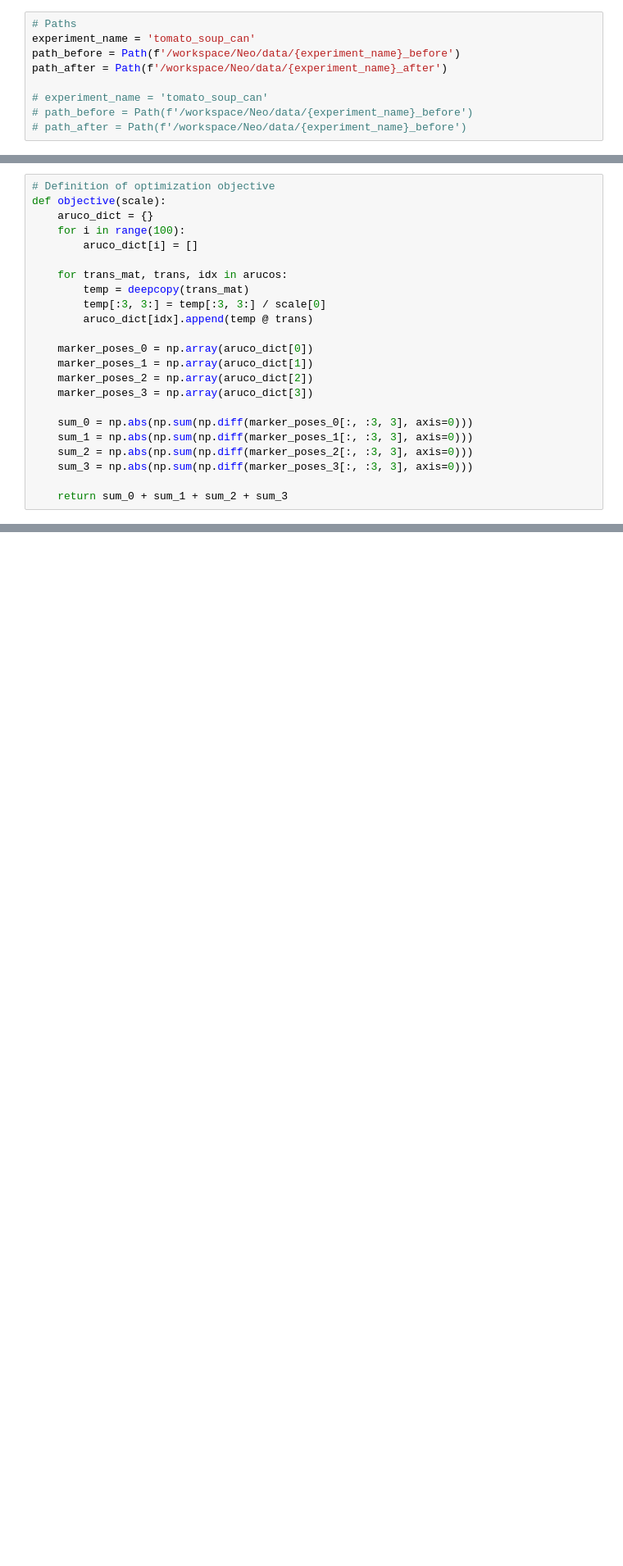
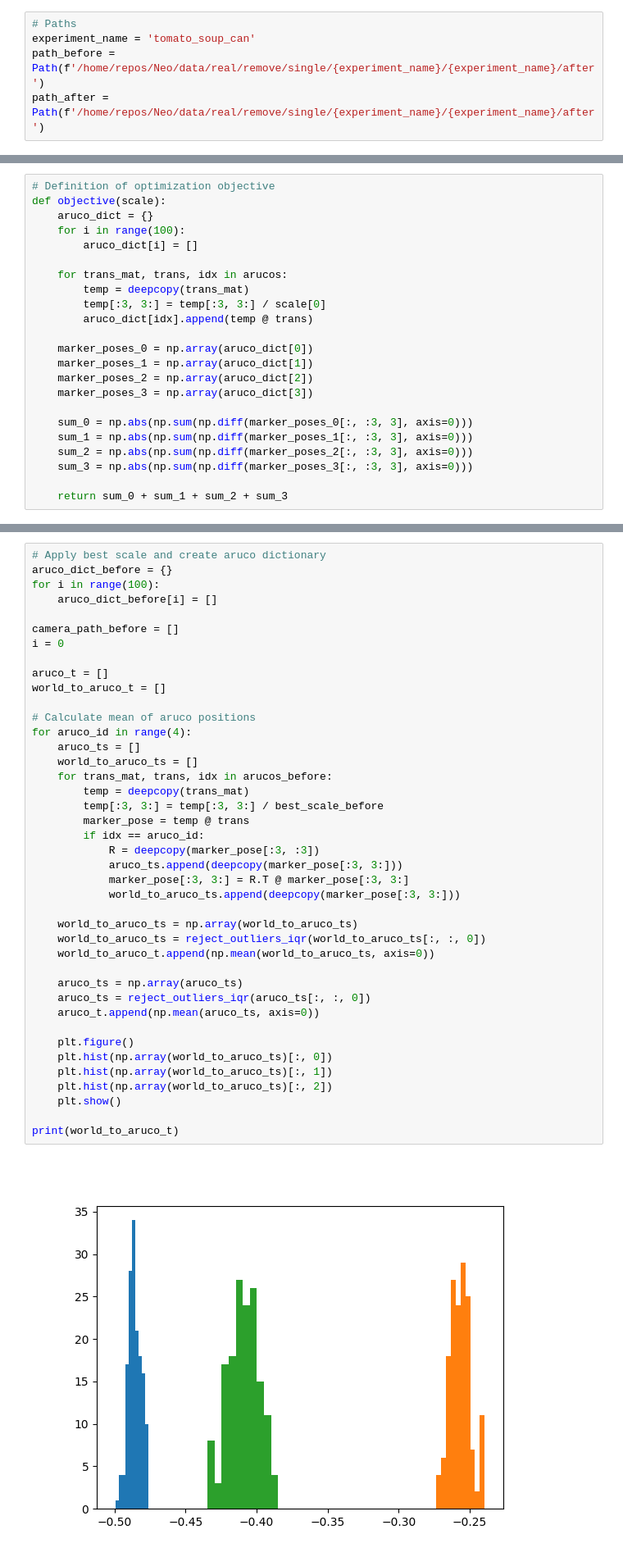
Before and after one commit to csiro-robotics/NEO, a Jupyter notebook: notebooks/find_transform.ipynb, the cells around one changed output, grey strips where cells are left out. Shown at 82% size. Saved outputs shown, nothing was run; the diff lists cells and outputs as text; blank space fills up the shorter version.

```diff
--- a/notebooks/find_transform.ipynb
+++ b/notebooks/find_transform.ipynb
@@ -9,12 +10,8 @@ from pathlib import Path
 # %%
 # Paths
 experiment_name = 'tomato_soup_can'
-path_before = Path(f'/workspace/Neo/data/{experiment_name}_before')
-path_after = Path(f'/workspace/Neo/data/{experiment_name}_after')
-
-# experiment_name = 'tomato_soup_can'
-# path_before = Path(f'/workspace/Neo/data/{experiment_name}_before')
-# path_after = Path(f'/workspace/Neo/data/{experiment_name}_before')
+path_before = Path(f'/home/repos/Neo/data/real/remove/single/{experiment_name}/{experiment_name}/after')
+path_after = Path(f'/home/repos/Neo/data/real/remove/single/{experiment_name}/{experiment_name}/after')
 # %%
 # Load transformation
 with open(path_before / 'transforms copy.json', 'r') as file:
@@ -176,0 +202,43 @@ best_scale_after = result['x']
+# %%
+# Apply best scale and create aruco dictionary
+aruco_dict_before = {}
+for i in range(100):
+    aruco_dict_before[i] = []
+
+camera_path_before = []
+i = 0
+
+aruco_t = []
+world_to_aruco_t = []
+
+# Calculate mean of aruco positions
+for aruco_id in range(4):
+    aruco_ts = []
+    world_to_aruco_ts = []
+    for trans_mat, trans, idx in arucos_before:
+        temp = deepcopy(trans_mat)
+        temp[:3, 3:] = temp[:3, 3:] / best_scale_before
+        marker_pose = temp @ trans
+        if idx == aruco_id:
+            R = deepcopy(marker_pose[:3, :3])
+            aruco_ts.append(deepcopy(marker_pose[:3, 3:]))
+            marker_pose[:3, 3:] = R.T @ marker_pose[:3, 3:]
+            world_to_aruco_ts.append(deepcopy(marker_pose[:3, 3:]))
+
+    world_to_aruco_ts = np.array(world_to_aruco_ts)
+    world_to_aruco_ts = reject_outliers_iqr(world_to_aruco_ts[:, :, 0])
+    world_to_aruco_t.append(np.mean(world_to_aruco_ts, axis=0))
+
+    aruco_ts = np.array(aruco_ts)
+    aruco_ts = reject_outliers_iqr(aruco_ts[:, :, 0])
+    aruco_t.append(np.mean(aruco_ts, axis=0))
+
+    plt.figure()
+    plt.hist(np.array(world_to_aruco_ts)[:, 0])
+    plt.hist(np.array(world_to_aruco_ts)[:, 1])
+    plt.hist(np.array(world_to_aruco_ts)[:, 2])
+    plt.show()
+
+print(world_to_aruco_t)
+# %% [output]
+[figure, added]
```
Also changed, not shown: parts of 10 cells of this notebook, 1 other file.
